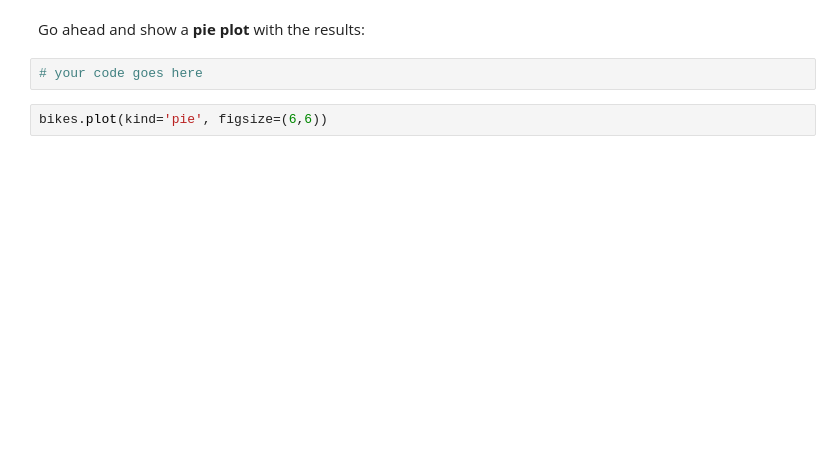
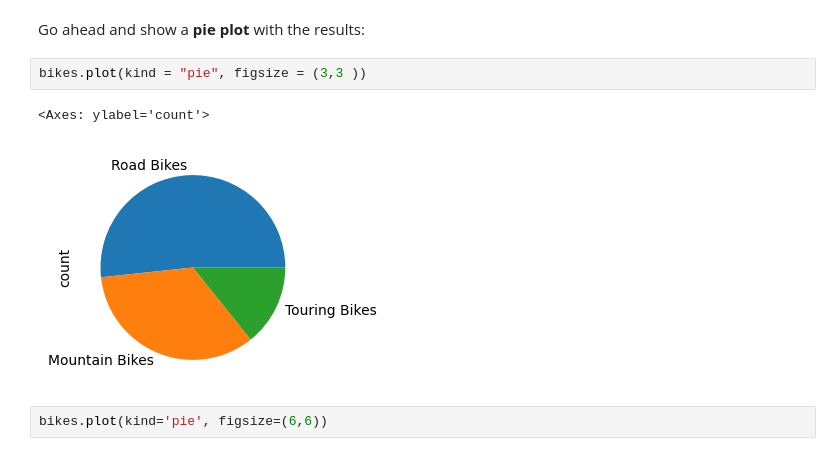
Before and after one commit to twardy7991/FreeCodeCamp-Pandas-Real-Life-Example, a Jupyter notebook: Exercises_1.ipynb, the cells around one changed output. Saved outputs shown, nothing was run; the diff lists cells and outputs as text; blank space fills up the shorter version.

```diff
--- a/Exercises_1.ipynb
+++ b/Exercises_1.ipynb
@@ -287,7 +442,10 @@ bikes
 # %% [markdown]
 Go ahead and show a <b>pie plot</b> with the results:
-# %%
-# your code goes here
+# %%
+bikes.plot(kind = "pie", figsize = (3,3 ))
+# %% [output]
+<Axes: ylabel='count'>
+[figure, added]
 # %%
 bikes.plot(kind='pie', figsize=(6,6))
 # %% [markdown]
```
Also changed, not shown: parts of 56 cells of this notebook, 3 other files.
